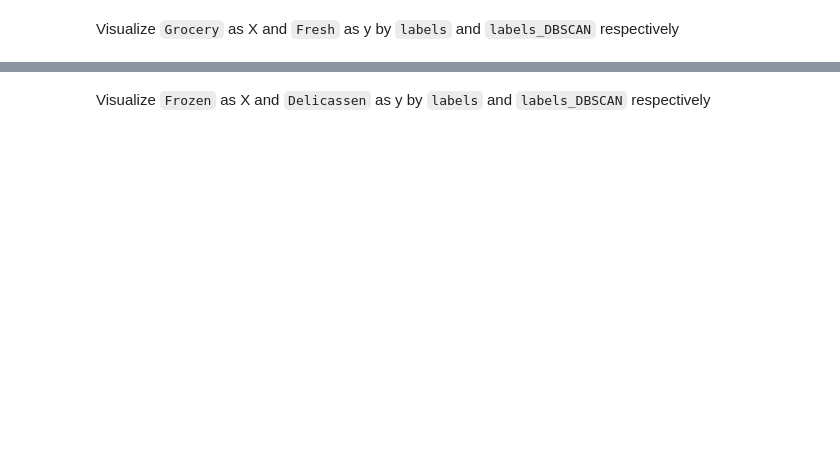
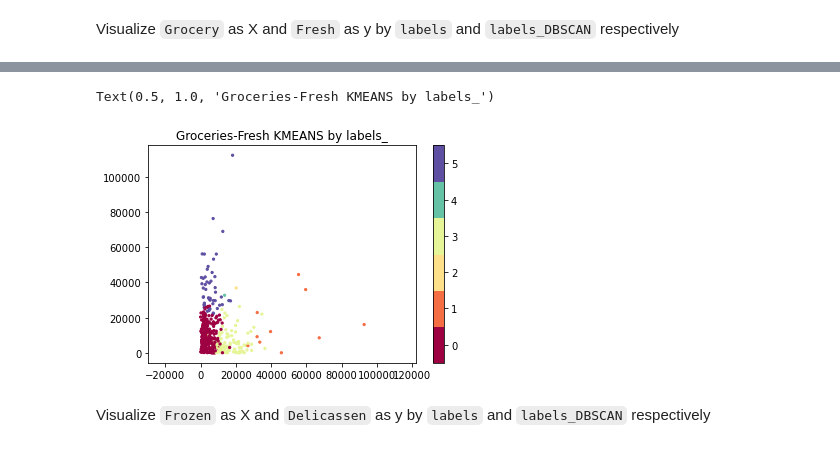
Before and after one commit to ta-data-mad/dataptmad0420, a Jupyter notebook: module-3/unsupervised-learning/your-code/main.ipynb, the cells around one changed output, grey strips where cells are left out. Saved outputs shown, nothing was run; the diff lists cells and outputs as text; code cells hidden in the pictures; blank space fills up the shorter version.

```diff
--- a/module-3/unsupervised-learning/your-code/main.ipynb
+++ b/module-3/unsupervised-learning/your-code/main.ipynb
@@ -307,2 +363,10 @@ Visualize `Grocery` as X and `Fresh` as y by `labels` and `labels_DBSCAN` respec
+# %%
+plt.scatter(customer.Grocery, customer.Fresh, c=kmeans.labels_, cmap='Spectral', s=5)
+plt.gca().set_aspect('equal', 'datalim')
+plt.colorbar(boundaries=np.arange(len(np.unique(kmeans.labels_)) + 1) - 0.5).set_ticks(np.arange(len(np.unique(kmeans.labels_))))
+plt.title('Groceries-Fresh KMEANS by labels_')
+# %% [output]
+Text(0.5, 1.0, 'Groceries-Fresh KMEANS by labels_')
+[figure, added]
 # %% [markdown]
 Visualize `Frozen` as X and `Delicassen` as y by `labels` and `labels_DBSCAN` respectively
```
Also changed, not shown: parts of 17 cells of this notebook.
